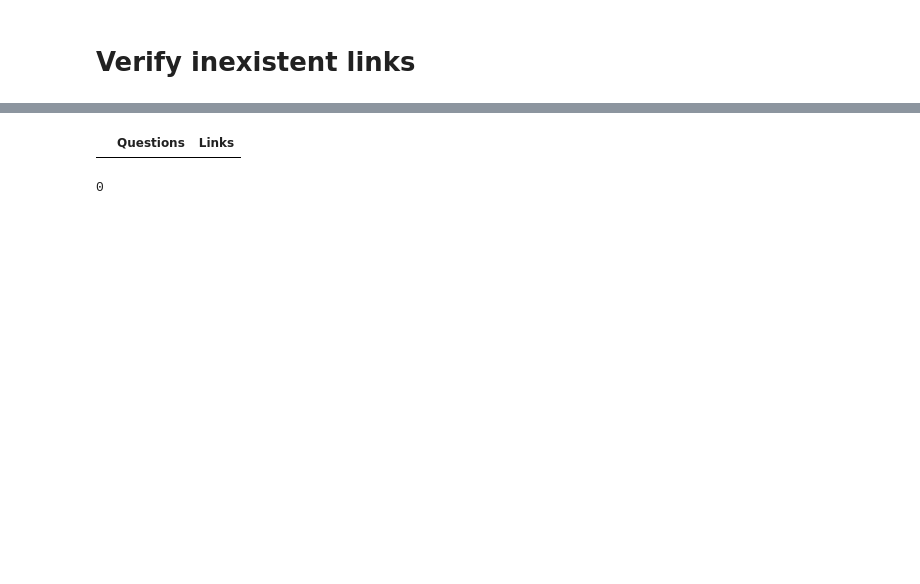
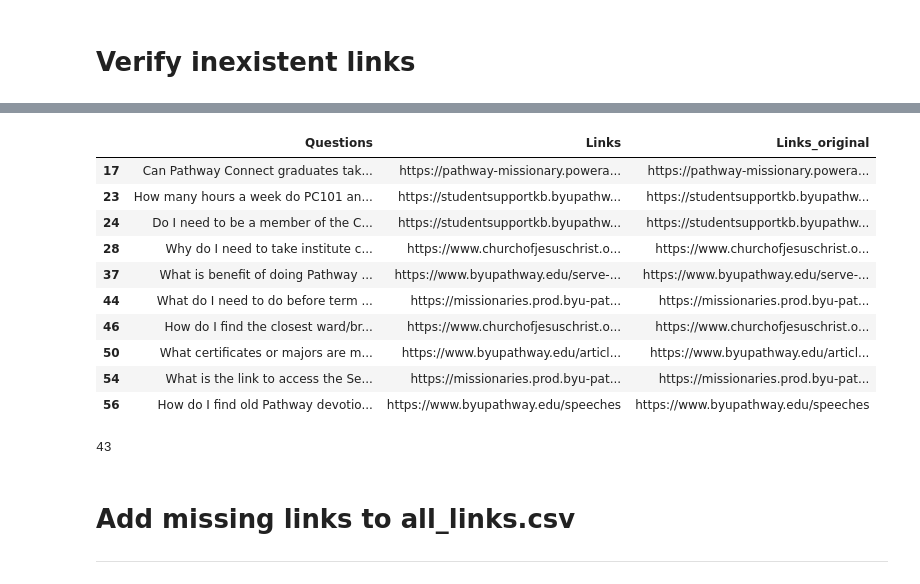
Before and after one commit to DallanQ/pathway-indexer, a Jupyter notebook: notebooks/03_verify_index_links.ipynb, the cells around one changed output, grey strips where cells are left out. Saved outputs shown, nothing was run; the diff lists cells and outputs as text; code cells hidden in the pictures; blank space fills up the shorter version.

```diff
--- a/notebooks/03_verify_index_links.ipynb
+++ b/notebooks/03_verify_index_links.ipynb
@@ -3,7 +3,7 @@
 # %%
 import pandas as pd
 # %%
-filename = "../data/temporary/Index_quotes.csv"
+filename = "../data/temporary/Index_quotes_26.csv"
 
 df = pd.read_csv(
     filename,
@@ -134,6 +134,17 @@ def split_links(row):
 # Apply the function to the dataframe and convert the result to a dataframe
 df_links = list_of_links.apply(split_links, axis=1)
 df_links = pd.DataFrame(df_links.sum(), columns=["Questions", "Links"])
+# Create a duplicated of Links column
+df_links["Links_original"] = df_links["Links"]
+
+# For each link, remove from # and beyond
+df_links["Links"] = df_links["Links"].str.split("#").str[0]
+df_links["Links"] = df_links["Links"].str.split("?").str[0]
+# if ends with /, remove it
+df_links["Links"] = df_links["Links"].str.rstrip("/")
+
+# drop the duplicates Links
+df_links.drop_duplicates(subset="Links", inplace=True)
 # %%
 df_links.head(10)
 # %% [output]
@@ -156,10 +167,10 @@ len(df_links)
 # Verify inexistent links
 # %%
 # get the files "acm_site.csv" and "missionary.csv" and merge them into a single dataframe
-acm_site = pd.read_csv("../data/data_09_12_24/index/acm.csv")
-missionary = pd.read_csv("../data/data_09_12_24/index/missionary.csv")
+# acm_site = pd.read_csv("../data/data_test_25/index/acm.csv")
+# missionary = pd.read_csv("../data/data_test_25/index/missionary.csv")
 
-df_exist = pd.concat([acm_site, missionary], ignore_index=True)
+df_exist = pd.read_csv("../data/data_test_27/all_links.csv")
 
 df_exist.head(10)
 # %% [output]
@@ -177,15 +188,37 @@ df_exist.head(10)
+# %%
+# For each link, remove from # and beyond
+df_exist["URL"] = df_exist["URL"].str.split("#").str[0]
+df_exist["URL"] = df_exist["URL"].str.split("?").str[0]
+# if ends with /, remove it
+df_exist["URL"] = df_exist["URL"].str.rstrip("/")
+
+# drop the duplicates Links
+df_exist.drop_duplicates(subset="URL", inplace=True)
 # %%
 existing = df_exist["URL"].tolist()
 # %%
 # return all the links that are not in the existing list
 df_links = df_links[~df_links["Links"].isin(existing)]
 
+# ignore questions without links
+df_links = df_links[df_links["Links"].str.strip() != ""]
+
 df_links.head(10)
 # %% [output]
-|  | Questions | Links |
+|  | Questions | Links | Links_original |
+| 17 | Can Pathway Connect graduates tak... | https://pathway-missionary.powera... | https://pathway-missionary.powera... |
+| 23 | How many hours a week do PC101 an... | https://studentsupportkb.byupathw... | https://studentsupportkb.byupathw... |
+| 24 | Do I need to be a member of the C... | https://studentsupportkb.byupathw... | https://studentsupportkb.byupathw... |
+| 28 | Why do I need to take institute c... | https://www.churchofjesuschrist.o... | https://www.churchofjesuschrist.o... |
+| 37 | What is benefit of doing Pathway ... | https://www.byupathway.edu/serve-... | https://www.byupathway.edu/serve-... |
+| 44 | What do I need to do before term ... | https://missionaries.prod.byu-pat... | https://missionaries.prod.byu-pat... |
+| 46 | How do I find the closest ward/br... | https://www.churchofjesuschrist.o... | https://www.churchofjesuschrist.o... |
+| 50 | What certificates or majors are m... | https://www.byupathway.edu/articl... | https://www.byupathway.edu/articl... |
+| 54 | What is the link to access the Se... | https://missionaries.prod.byu-pat... | https://missionaries.prod.byu-pat... |
+| 56 | How do I find old Pathway devotio... | https://www.byupathway.edu/speeches | https://www.byupathway.edu/speeches |
 # %%
 len(df_links)
 # %% [output]
-0
+43
 # %%
 # Save the links in a txt file named new_links.csv
@@ -192,0 +226,4 @@ len(df_links)
+# %% [markdown]
+# Add missing links to all_links.csv
+
+---
```
Also changed, not shown: parts of 16 cells of this notebook.
